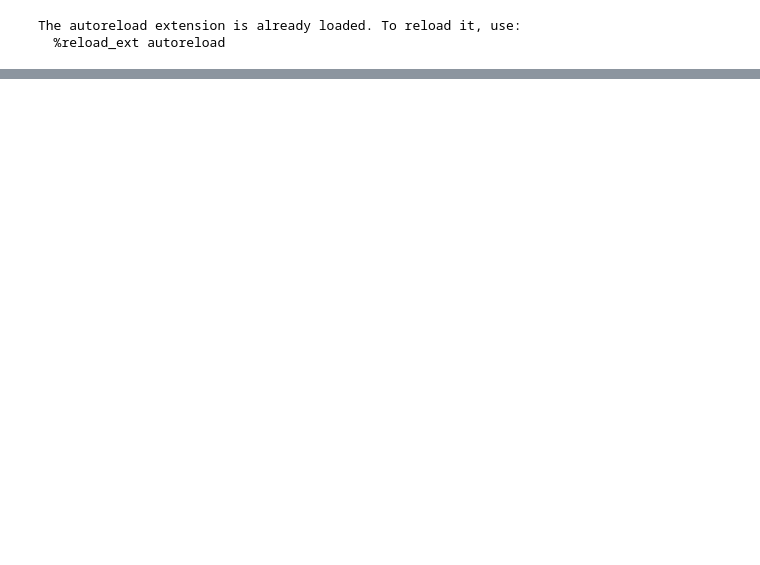
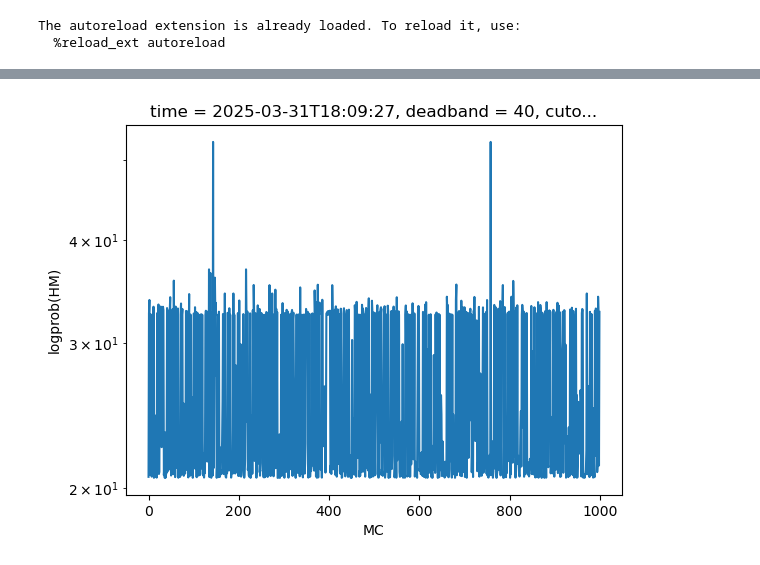
Before and after one commit to alexnaoki/soilgasflux_fcs, a Jupyter notebook: notebooks/multiprocessing_windows.ipynb, the cells around one changed output, grey strips where cells are left out. Cells and saved outputs as stored; diff of their text form; code cells hidden in the pictures; blank space fills up the shorter version.

```diff
--- a/notebooks/multiprocessing_windows.ipynb
+++ b/notebooks/multiprocessing_windows.ipynb
@@ -46,0 +64,4 @@ expected_results.to_netcdf('./output/expected_synthetic_data62_2024-11-20.nc')
+# %%
+#ds = xr.open_dataset('./output/synthetic_test03_2025-03-31.nc')
+#ds = xr.open_dataset('./output/expected_synthetic_test04_01_2025-03-31.nc')
+ds = xr.open_dataset('./output/synthetic_test03_1000log1_mc_2025-03-31.nc')
@@ -46,0 +90,6 @@ expected_results.to_netcdf('./output/expected_synthetic_data62_2024-11-20.nc')
+# %%
+(-ds.isel(time=0, deadband=4, cutoff=10)['logprob(HM)']).plot()
+plt.yscale('log')
+#plt.ylim(-10000000,0)
+# %% [output]
+[figure, added]
```
Also changed, not shown: parts of 16 cells of this notebook, 2 other files.
